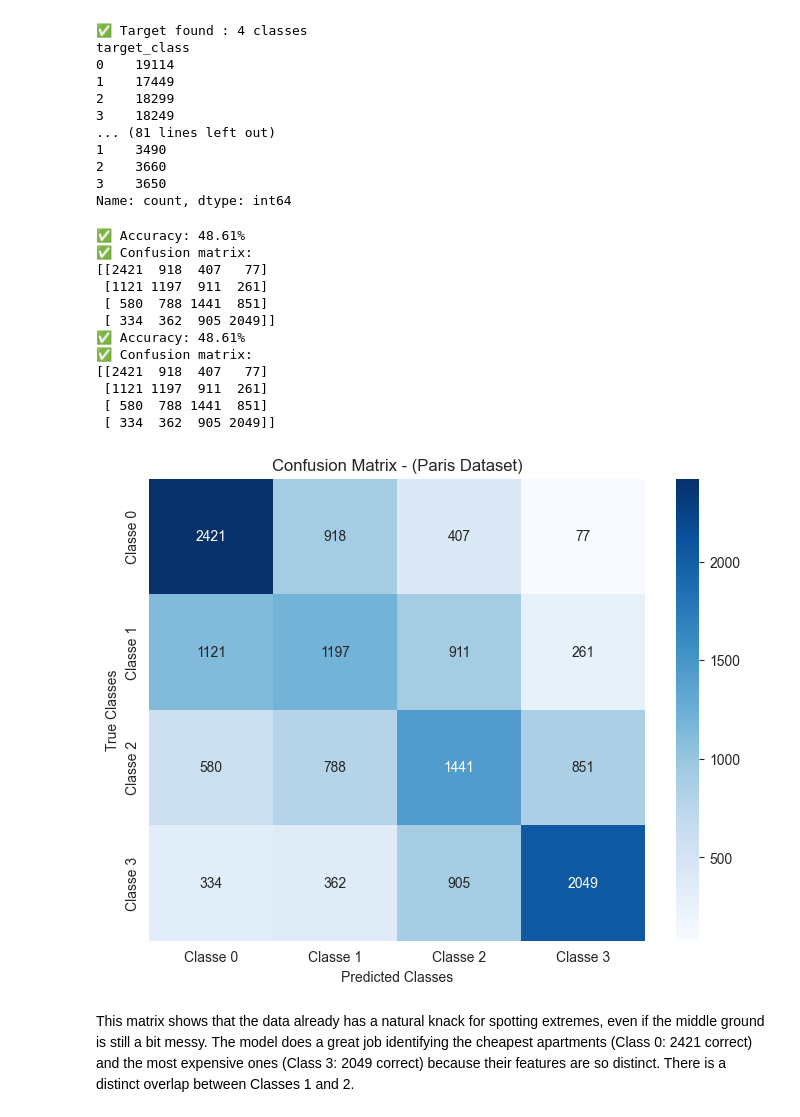
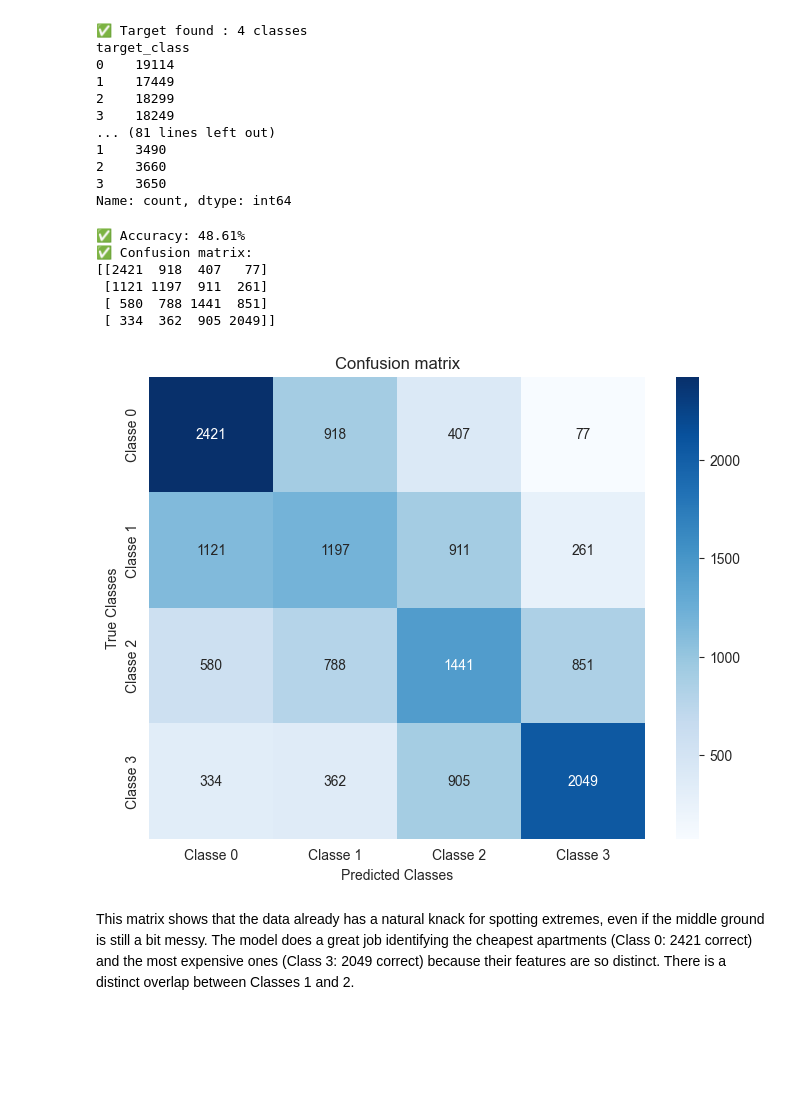
Before and after one commit to Felix-prjcts/ML_Airbnb_domain_generalisation, a Jupyter notebook: ML_Paris/LDA_Paris.ipynb, the cells around one changed output. Drawn from its saved outputs; the diff is of its cells as text; code cells hidden in the pictures; blank space fills up the shorter version.

```diff
--- a/ML_Paris/LDA_Paris.ipynb
+++ b/ML_Paris/LDA_Paris.ipynb
@@ -104,40 +104,36 @@ Name: count, dtype: int64
 #evaluate LDA model
 #compute predictions and confusion matrix
 
 # Compute predicted classes for the test set
+lda = LinearDiscriminantAnalysis()
+lda.fit(X_train, y_train)
 y_pred = lda.predict(X_test)
 
 #accuracy
 accuracy = accuracy_score(y_test, y_pred)
 print(f"✅ Accuracy: {accuracy:.2%}")
 
 #generate confusion matrix
 cm = confusion_matrix(y_test, y_pred)
 print(f"✅ Confusion matrix: \n{cm}")
 
 #visualize the matrix
 plt.figure(figsize=(8, 6))
 sns.heatmap(cm, annot=True, fmt='d', cmap='Blues',
             xticklabels=[f'Classe {i}' for i in range(4)],
             yticklabels=[f'Classe {i}' for i in range(4)])
 plt.title('Confusion matrix')
 plt.xlabel('Predicted Classes')
 plt.ylabel('True Classes')
 plt.show()
 # %% [output]
 ✅ Accuracy: 48.61%
 ✅ Confusion matrix:
 [[2421  918  407   77]
  [1121 1197  911  261]
  [ 580  788 1441  851]
  [ 334  362  905 2049]]
-✅ Accuracy: 48.61%
-✅ Confusion matrix:
-[[2421  918  407   77]
- [1121 1197  911  261]
- [ 580  788 1441  851]
- [ 334  362  905 2049]]
-[figure, old version]
+[figure, new version]
 # %% [markdown]
 This matrix shows that the data already has a natural knack for spotting extremes, even if the middle ground is still a bit messy. The model does a great job identifying the cheapest apartments (Class 0: 2421 correct) and the most expensive ones (Class 3: 2049 correct) because their features are so distinct. There is a distinct overlap between Classes 1 and 2.
 # %%
```
